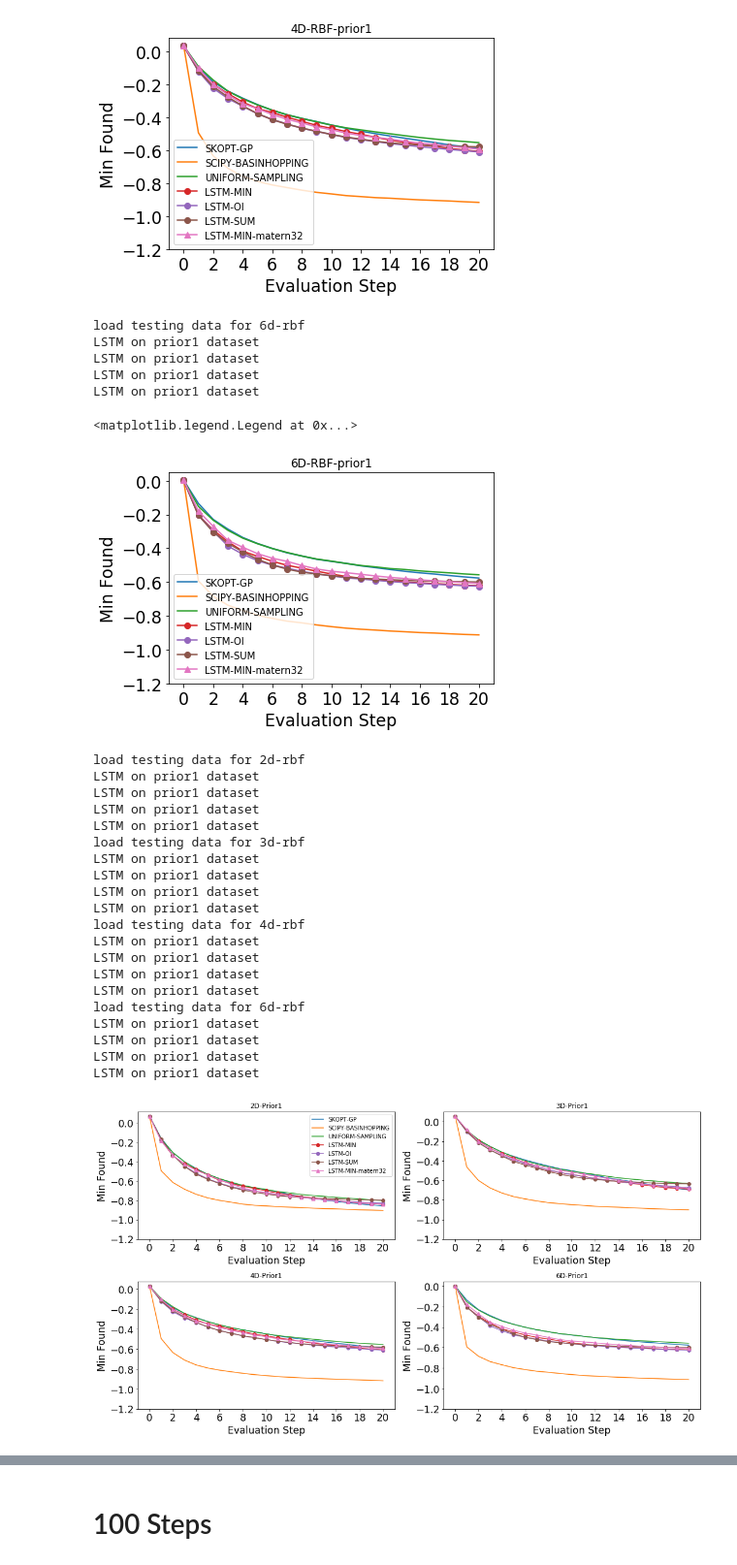
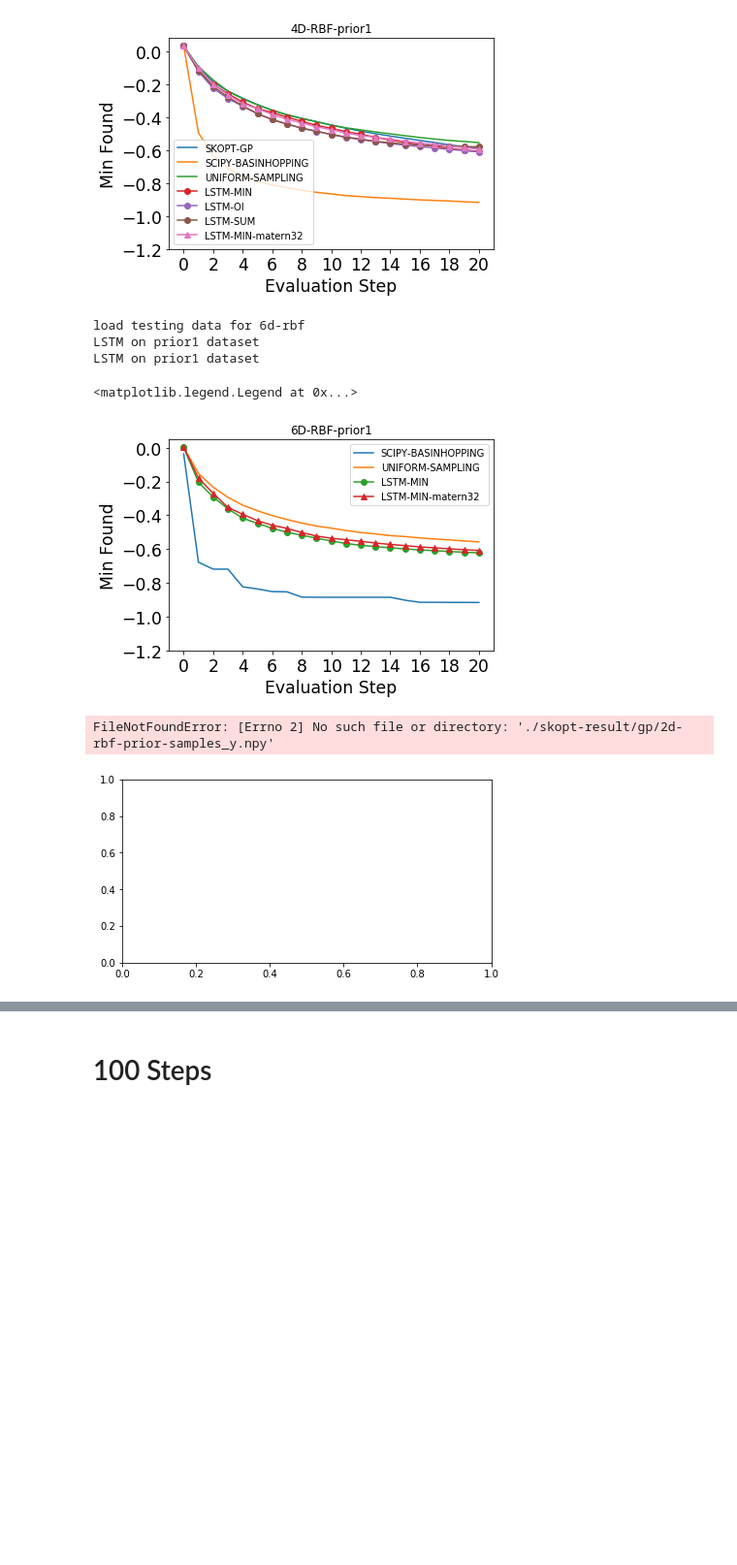
Before and after one commit to p16i/blackbox-optimization-using-rnns, a Jupyter notebook: compare-minimum-value-on-test-data.ipynb, the cells around one changed output, grey strips where cells are left out. Shown at 97% size. Saved outputs shown, nothing was run; the diff lists cells and outputs as text; code cells hidden in the pictures; blank space fills up the shorter version.

```diff
--- a/compare-minimum-value-on-test-data.ipynb
+++ b/compare-minimum-value-on-test-data.ipynb
@@ -28,9 +36,11 @@ LOSS_FUNCS = ['MIN', 'OI', 'SUM']
 # %%
-def find_y_from_lstm(X_test, A_test, min_test, max_test, kernel, dim, loss, n_steps=20, debug=False, dataset="normal"):
+def find_y_from_lstm(X_test, A_test, min_test, max_test, kernel, dim, loss, n_steps=20, debug=False, dataset="normal", data_kernel="rbf", model=None):
     print('LSTM on %s dataset' % dataset)
-    model = utils.get_trained_model(dim=dim, kernel=kernel, loss=loss)
+    if model is None:
+        model = utils.get_trained_model(dim=dim, kernel=kernel, loss=loss)
     starting_point = utils.loadConfig()['experiments']['%dD'%dim]['hyperparameters']['starting_point'][0]
-
+    print('dim %d : kernel %s : loss %s : %s' % ( dim, kernel, loss, model) )
+    print('data kernel %s' % data_kernel)
     data_Xt = X_test
     data_At  = A_test
     data_mint = min_test.reshape(-1,1)
@@ -39,6 +49,7 @@ def find_y_from_lstm(X_test, A_test, min_test, max_test, kernel, dim, loss, n_st
     model_params = lstm_model.load_model_params(model, debug=False)
 
     with tf.Session() as sess:
+
         params_dict = {
             'n_bumps': model_params['n_bumps'],
             'dim' : model_params['dim'],
@@ -48,7 +59,7 @@ def find_y_from_lstm(X_test, A_test, min_test, max_test, kernel, dim, loss, n_st
             'l': 2.0/6*np.sqrt(dim),
             'scope': model_params['scope'],
             'function': gp.dataset_function(dataset),
-            'kernel': gp.kernel_function(kernel)
+            'kernel': gp.kernel_function(data_kernel)
         }
 
         Xt, At, mint, maxt, samples_x, samples_y, x_0, _, _ = lstm_model.build_training_graph(**params_dict)
@@ -76,7 +87,7 @@ def load_data(method, dim, kernel, dataset, suffix):
 
     return np.load('./skopt-result/%s/%dd-%s%s-samples_y%s.npy' % (method, dim, kernel, dataset, suffix))
 
-def plot_min_comparison_of_dim_and_kernel(dim, kernel, steps=21, xtick_step=2, dataset="normal", suffix="", baseline_methods=['gp', 'gbrt', 'forest', 'basinhopping']):
+def plot_min_comparison_of_dim_and_kernel(dim, kernel, steps=21, xtick_step=2, dataset="normal", suffix="", baseline_methods=['gp', 'gbrt', 'forest', 'basinhopping'], show_random=True, prior0_model=""):
 
     # load SKOPT
     for method in baseline_methods:
@@ -94,10 +105,11 @@ def plot_min_comparison_of_dim_and_kernel(dim, kernel, steps=21, xtick_step=2, d
 
 
     # load RANDOM
-    #random_y = load_data('random', dim, kernel, dataset, suffix)
+    if show_random:
+        random_y = load_data('random', dim, kernel, dataset, suffix)
 
-    #random_y, _ = utils.average_min_found_values_across_rows(random_y)[:steps]
-    #plt.plot(random_y, label='UNIFORM-SAMPLING')
+        random_y, _ = utils.average_min_found_values_across_rows(random_y)[:steps]
+        plt.plot(random_y, label='UNIFORM-SAMPLING')
 
     print('load testing data for %dd-%s'% (dim, kernel ))
     X_test, A_test, min_test, max_test = utils.loadData(dim, 'testing', kernel)
@@ -105,16 +117,25 @@ def plot_min_comparison_of_dim_and_kernel(dim, kernel, steps=21, xtick_step=2, d
 
     # load LSTM data
     for loss in LOSS_FUNCS:
-        y_values = find_y_from_lstm(X_test, A_test, min_test, max_test, dim=dim, kernel=kernel, loss=loss, n_steps = steps-1, dataset=dataset)
+        y_values = find_y_from_lstm(X_test, A_test, min_test, max_test, dim=dim, kernel=kernel, loss=loss, n_steps = steps-1, dataset=dataset, data_kernel=kernel)
 
         y_values, _ = utils.average_min_found_values_across_rows(y_values)
-        plt.plot(y_values, label='LSTM-%s'%loss, marker = 'o')
+        plt.plot(y_values, label='LSTM-%s '%loss, marker = 'o')
+
 #     using model trained on different kernel
     kernelb = 'rbf' if kernel is 'matern32' else 'matern32'
-    y_values = find_y_from_lstm(X_test, A_test, min_test, max_test, dim=dim, kernel=kernelb, loss='MIN',  n_steps = steps-1, dataset=dataset)
+
+    y_values = find_y_from_lstm(X_test, A_test, min_test, max_test, dim=dim, kernel=kernelb, loss='MIN',  n_steps = steps-1, dataset=dataset, data_kernel=kernel)
     y_values, _ = utils.average_min_found_values_across_rows(y_values)
 
     plt.plot(y_values, label='LSTM-%s-%s'%('MIN',kernelb), marker = '^')
+
+
+    if prior0_model:
+        y_values = find_y_from_lstm(X_test, A_test, min_test, max_test, dim=dim, kernel=kernelb, loss='MIN',  n_steps = steps-1, dataset=dataset, model=prior0_model, data_kernel=kernel)
+        y_values, _ = utils.average_min_found_values_across_rows(y_values)
+
+        plt.plot(y_values, label='LSTM-%s-%s'%('MIN','PRIOR0'), marker = '*')
 
 
     xticks = range(0, steps, xtick_step)
@@ -125,13 +146,14 @@ def plot_min_comparison_of_dim_and_kernel(dim, kernel, steps=21, xtick_step=2, d
     plt.yticks(yticks)
     plt.title('%dD-%s-%s' % (dim, kernel.upper(), dataset))
 
-def plot_comparision_of_dim(dim, steps=21):
-    kernels = ['rbf','matern32']
+def plot_comparision_of_dim(dim, steps=21, prior0_model=None):
+#     kernels = ['rbf','matern32']
+    kernels = ['rbf']
     plt.figure(figsize=(15,4))
 
     for i in range(len(kernels)):
         plt.subplot(1,2,i+1)
-        plot_min_comparison_of_dim_and_kernel(dim=dim, kernel=kernels[i], steps=steps)
+        plot_min_comparison_of_dim_and_kernel(dim=dim, kernel=kernels[i], steps=steps, prior0_model=prior0_model)
 # %%
 plot_comparision_of_dim(dim=1)
 plt.legend()
@@ -265,50 +345,29 @@ LSTM on prior1 dataset
 <matplotlib.legend.Legend at 0x...>
 [figure]
 # %%
-plot_min_comparison_of_dim_and_kernel(dim=6, kernel='rbf', dataset='prior1', steps=21, baseline_methods=['gp','basinhopping'])
+plot_min_comparison_of_dim_and_kernel(dim=6, kernel='rbf', dataset='prior1', steps=21, baseline_methods=['basinhopping'])
 plt.legend()
 # %% [output]
 load testing data for 6d-rbf
 LSTM on prior1 dataset
 LSTM on prior1 dataset
-LSTM on prior1 dataset
-LSTM on prior1 dataset
 <matplotlib.legend.Legend at 0x...>
-[figure, old version]
+[figure, new version]
 # %%
 dims = [2,3,4,6]
 total_dims = len(dims)
 plt.figure(figsize=(15,4*total_dims))
 count = 0
 for d in range(total_dims):
     dim = dims[d]
 
     plt.subplot(total_dims,2,count+1)
-    plot_min_comparison_of_dim_and_kernel(dim=dim, kernel='rbf', dataset='prior1', steps=21, baseline_methods=['gp','basinhopping'])
+    plot_min_comparison_of_dim_and_kernel(dim=dim, kernel='rbf', dataset='prior', steps=21, baseline_methods=['gp','basinhopping'])
     plt.title('%dD-Prior1' % dim)
     if count == 0:
         plt.legend()
     count = count + 1
 plt.tight_layout()
 # %% [output]
-load testing data for 2d-rbf
-LSTM on prior1 dataset
-LSTM on prior1 dataset
-LSTM on prior1 dataset
-LSTM on prior1 dataset
-load testing data for 3d-rbf
-LSTM on prior1 dataset
-LSTM on prior1 dataset
-LSTM on prior1 dataset
-LSTM on prior1 dataset
-load testing data for 4d-rbf
-LSTM on prior1 dataset
-LSTM on prior1 dataset
-LSTM on prior1 dataset
-LSTM on prior1 dataset
-load testing data for 6d-rbf
-LSTM on prior1 dataset
-LSTM on prior1 dataset
-LSTM on prior1 dataset
-LSTM on prior1 dataset
+FileNotFoundError: [Errno 2] No such file or directory: './skopt-result/gp/2d-rbf-prior-samples_y.npy'
-[figure, old version]
+[figure, new version]
```
Also changed, not shown: parts of 28 cells of this notebook, 2 other files.
